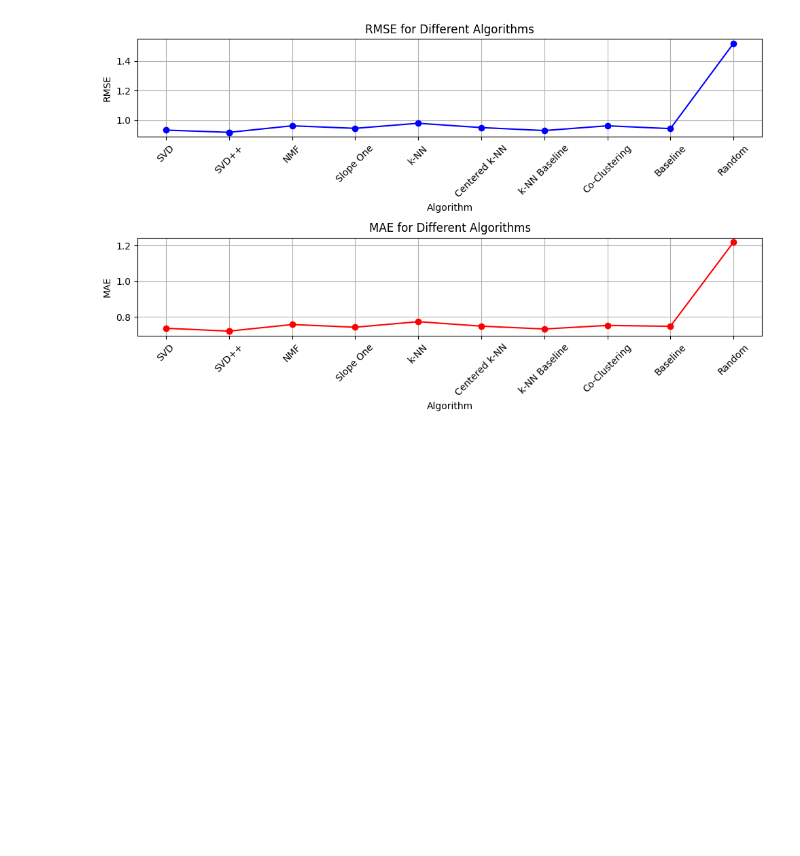
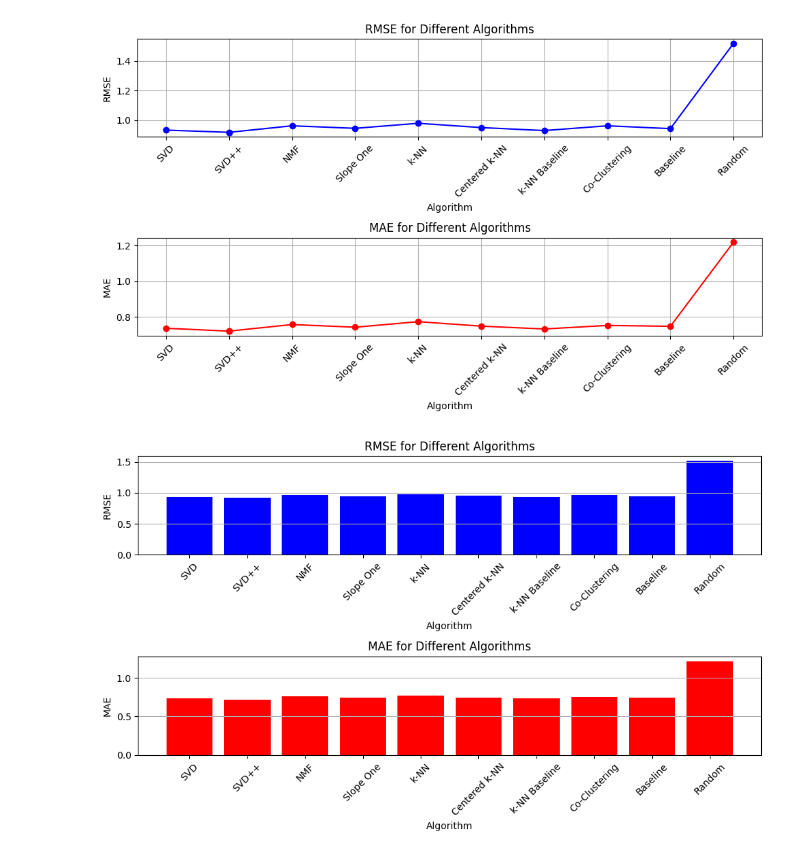
Before and after one commit to RostislavB74/DS_HW5_1, a Jupyter notebook: dz7.ipynb, the cells around one changed output. Saved outputs shown, nothing was run; the diff lists cells and outputs as text; code cells hidden in the pictures; blank space fills up the shorter version.

```diff
--- a/dz7.ipynb
+++ b/dz7.ipynb
@@ -301,3 +301,38 @@ plt.tight_layout()
 plt.show()
 # %% [output]
 [figure]
+# %%
+import matplotlib.pyplot as plt
+
+# Дані для графіка
+algorithms = ["SVD", "SVD++", "NMF", "Slope One", "k-NN", "Centered k-NN", "k-NN Baseline", "Co-Clustering", "Baseline", "Random"]
+rmse = [0.934, 0.919, 0.963, 0.946, 0.98, 0.951, 0.931, 0.963, 0.944, 1.518]
+mae = [0.737, 0.721, 0.758, 0.743, 0.774, 0.749, 0.733, 0.753, 0.748, 1.219]
+time = [11, 160, 14, 19, 21, 22, 25, 13, 4, 2]
+
+# Побудова графіків
+plt.figure(figsize=(10, 6))
+
+# Діаграма гістограми для RMSE
+plt.subplot(2, 1, 1)
+plt.bar(algorithms, rmse, color='b')
+plt.title('RMSE for Different Algorithms')
+plt.xlabel('Algorithm')
+plt.ylabel('RMSE')
+plt.xticks(rotation=45)
+plt.grid(axis='y')
+
+# Діаграма гістограми для MAE
+plt.subplot(2, 1, 2)
+plt.bar(algorithms, mae, color='r')
+plt.title('MAE for Different Algorithms')
+plt.xlabel('Algorithm')
+plt.ylabel('MAE')
+plt.xticks(rotation=45)
+plt.grid(axis='y')
+
+# Відображення графіків
+plt.tight_layout()
+plt.show()
+# %% [output]
+[figure, added]
```
Also changed, not shown: parts of 3 cells of this notebook.
